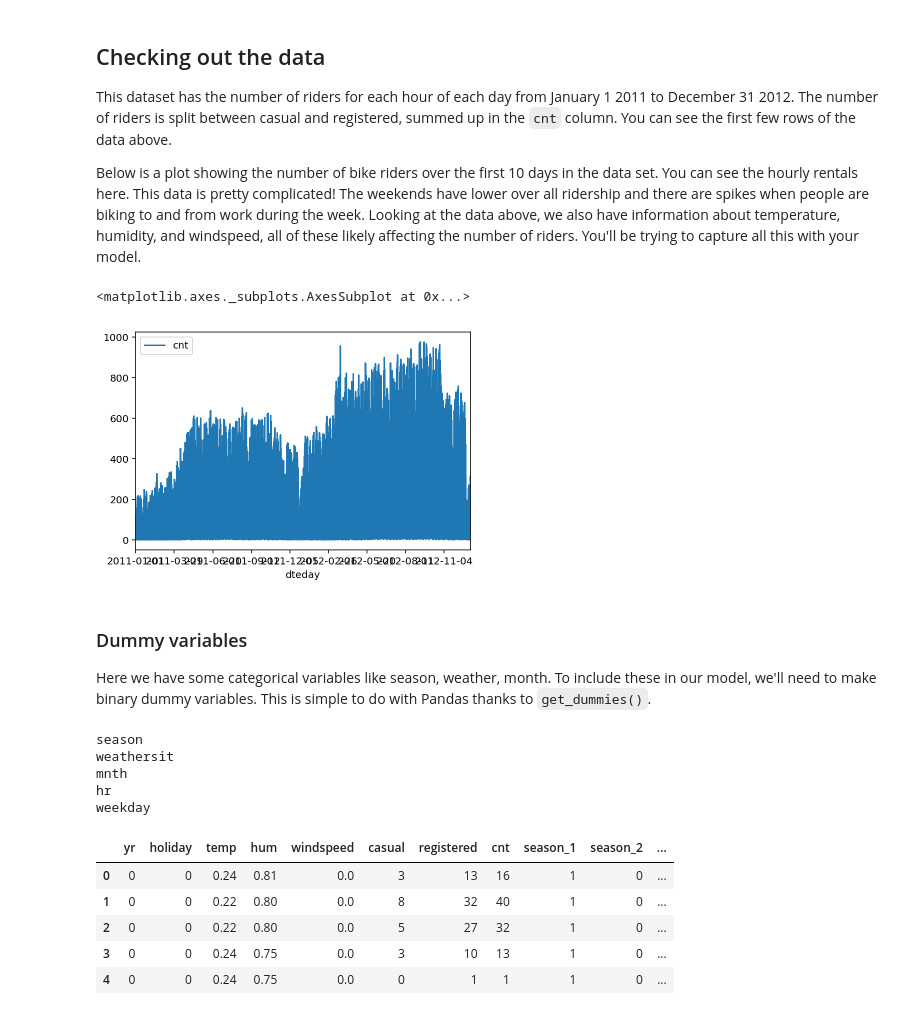
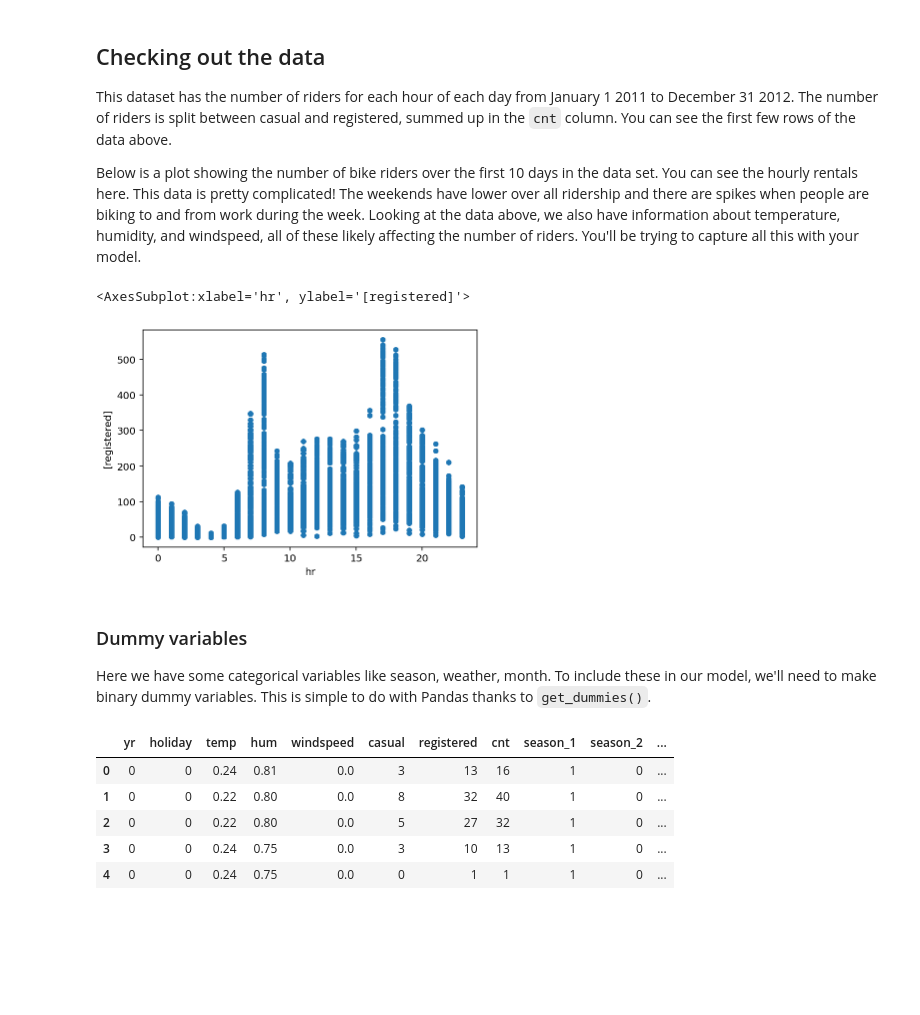
Before and after one commit to rjmbcn/DLND-project1-your-first-network, a Jupyter notebook: dlnd-your-first-neural-network.ipynb, the cells around one changed output. Cells and saved outputs as stored; diff of their text form; code cells hidden in the pictures; blank space fills up the shorter version.

```diff
--- a/dlnd-your-first-neural-network.ipynb
+++ b/dlnd-your-first-neural-network.ipynb
@@ -58,23 +79,13 @@ The idea now is to infer causation on cnt due to all other features.
 This dataset has the number of riders for each hour of each day from January 1 2011 to December 31 2012. The number of riders is split between casual and registered, summed up in the `cnt` column. You can see the first few rows of the data above.
 
 Below is a plot showing the number of bike riders over the first 10 days in the data set. You can see the hourly rentals here. This data is pretty complicated! The weekends have lower over all ridership and there are spikes when people are biking to and from work during the week. Looking at the data above, we also have information about temperature, humidity, and windspeed, all of these likely affecting the number of riders. You'll be trying to capture all this with your model.
-# %%
-rides[:24*365*2].plot(x='dteday', y='cnt')
-# %% [output]
-<matplotlib.axes._subplots.AxesSubplot at 0x...>
-[figure, removed]
+# %%
+rides[24*10:24*200].plot.scatter(x='hr', y=['registered'])
+# rides[:24*10].plot(x='dteday', y='registered')
+# %% [output]
+<AxesSubplot:xlabel='hr', ylabel='[registered]'>
+[figure, added]
 # %% [markdown]
 ### Dummy variables
 Here we have some categorical variables like season, weather, month. To include these in our model, we'll need to make binary dummy variables. This is simple to do with Pandas thanks to `get_dummies()`.
-# %%
-dummy_fields = ['season', 'weathersit', 'mnth', 'hr', 'weekday']
-# print(dummy_fields[0:2])
-for each in dummy_fields:
-     print(each)
-# %% [output]
-season
-weathersit
-mnth
-hr
-weekday
 # %%
```
Also changed, not shown: parts of 29 cells of this notebook, 1 other file.
